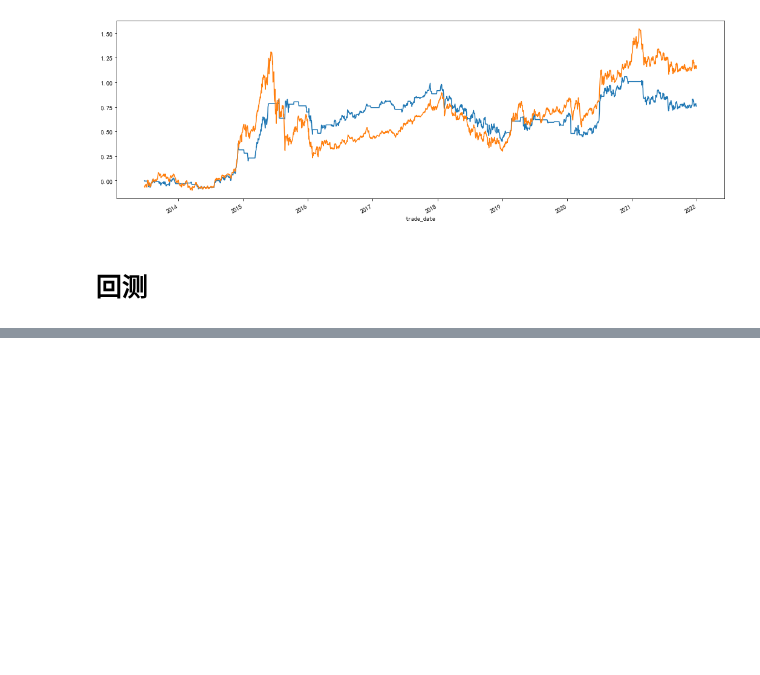
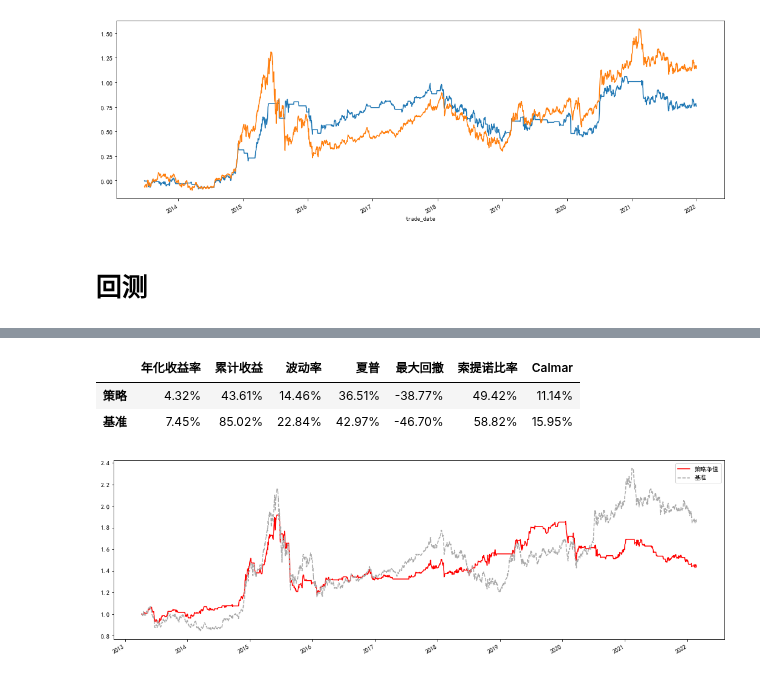
Before and after one commit to hugo2046/QuantsPlaybook, a Jupyter notebook: C-择时类/特征分布建模择时/特征分布择时.ipynb, the cells around one changed output, grey strips where cells are left out. Saved outputs shown, nothing was run; the diff lists cells and outputs as text; code cells hidden in the pictures; blank space fills up the shorter version.

```diff
--- a/C-择时类/特征分布建模择时/特征分布择时.ipynb
+++ b/C-择时类/特征分布建模择时/特征分布择时.ipynb
@@ -159,0 +339,7 @@ analysis_rets(bt_data['close'],bt_result.result)
+# %%
+bt_data1:pd.DataFrame = hs300[['close','open','high','low','vol']].copy()
+bt_data1.rename(columns={'vol':'volume'},inplace=True)
+bt_data1['openinterest'] = 0
+bt_data1 = pd.concat((bt_data1,quantile_indincator),axis=1).dropna()
+# %%
+bt_result = get_backtesting(bt_data1,'hs300',quantile_bound_strategy,add_quantile_data)
@@ -159,0 +364,7 @@ analysis_rets(bt_data['close'],bt_result.result)
+# %%
+analysis_rets(bt_data1['close'],bt_result.result)
+# %% [output]
+|  | 年化收益率 | 累计收益 | 波动率 | 夏普 | 最大回撤 | 索提诺比率 | Calmar |
+| 策略 | 4.32% | 43.61% | 14.46% | 36.51% | -38.77% | 49.42% | 11.14% |
+| 基准 | 7.45% | 85.02% | 22.84% | 42.97% | -46.70% | 58.82% | 15.95% |
+[figure, added]
```
Also changed, not shown: parts of 22 cells of this notebook, 4 other files.
